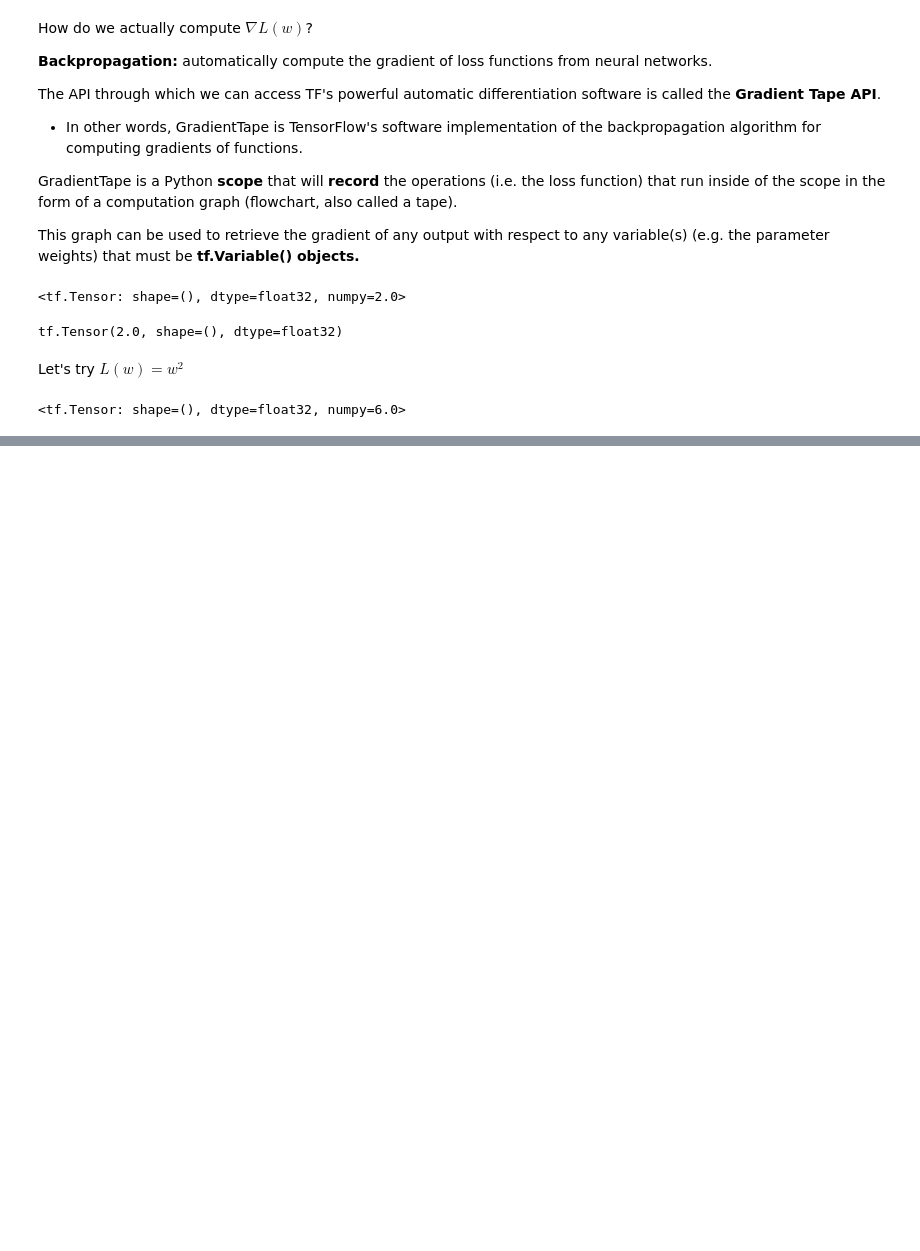
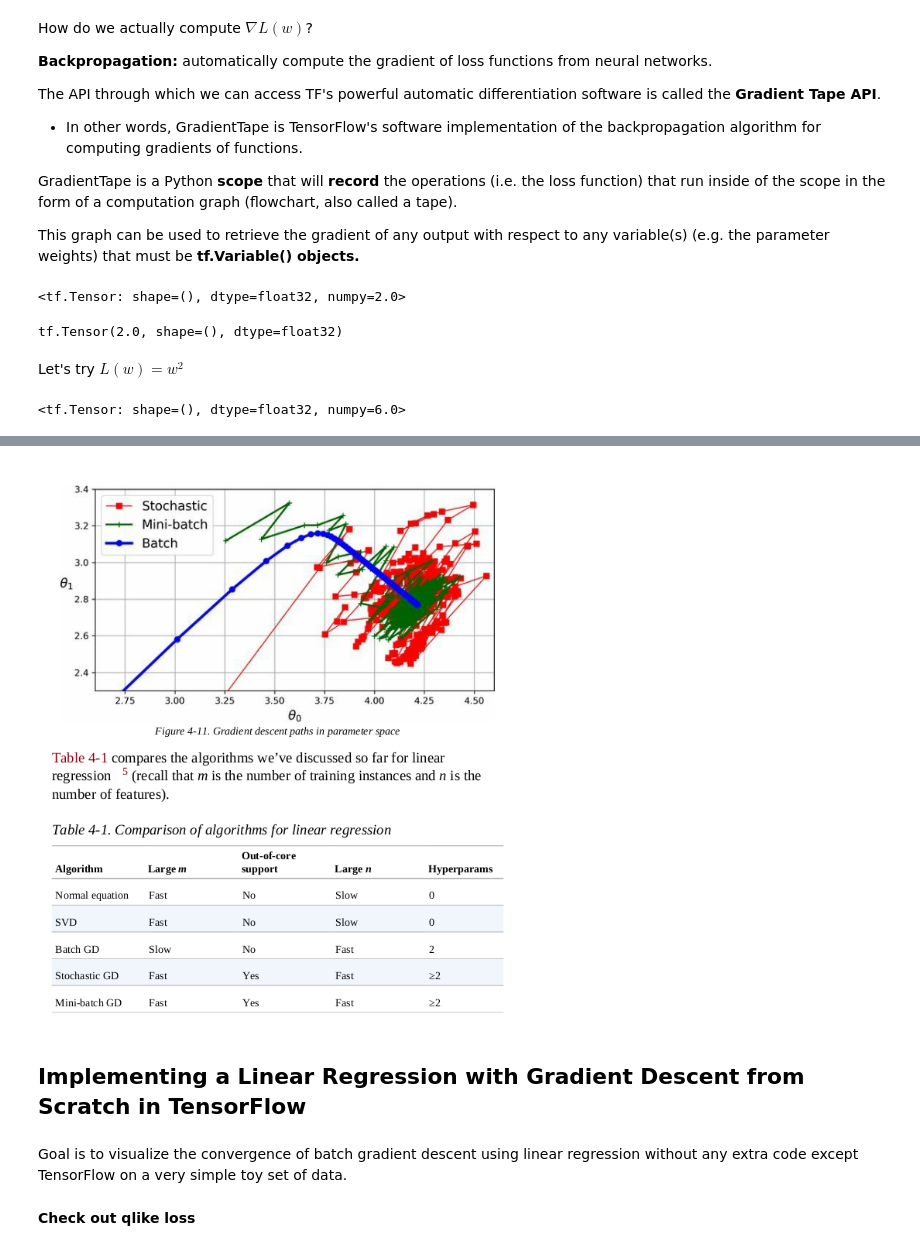
Before and after one commit to Macithemoose/DSO464, a Jupyter notebook: Demand_Forecasting.ipynb, the cells around one changed output, grey strips where cells are left out. Saved outputs shown, nothing was run; the diff lists cells and outputs as text; code cells hidden in the pictures; blank space fills up the shorter version.

```diff
--- a/Demand_Forecasting.ipynb
+++ b/Demand_Forecasting.ipynb
@@ -1175,0 +1276,8 @@ Questions:
+# %%
+tf.keras.preprocessing.image.load_img(os.path.join(images_path,'gradient_descent_8.png'))
+# %% [output]
+[figure, added]
+# %% [markdown]
+## Implementing a Linear Regression with Gradient Descent from Scratch in TensorFlow
+# %% [markdown]
+Goal is to visualize the convergence of batch gradient descent using linear regression without any extra code except TensorFlow on a very simple toy set of data.
@@ -1175,0 +1309,2 @@ Questions:
+# %% [markdown]
+**Check out qlike loss**
```
Also changed, not shown: parts of 31 cells of this notebook, 32 other files.
